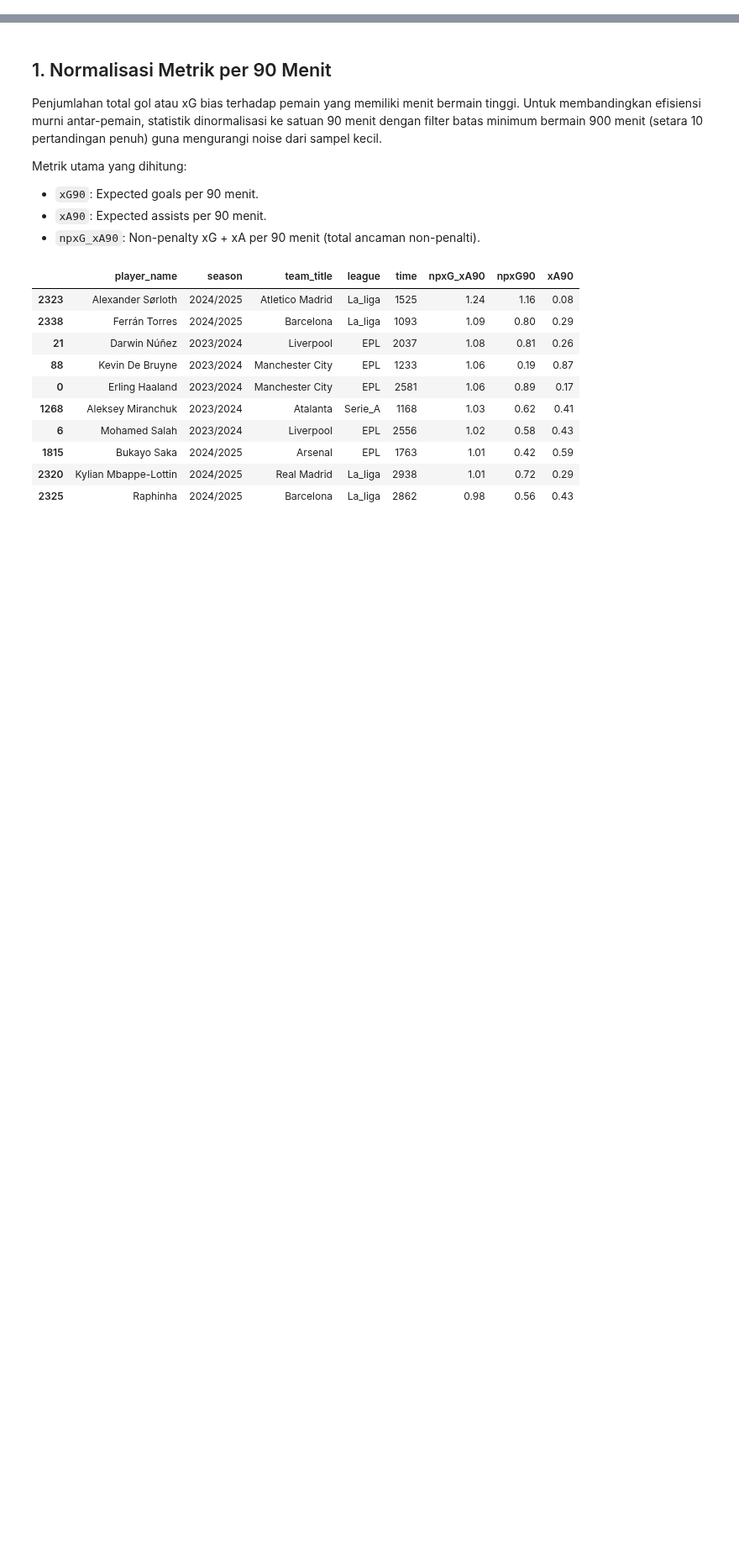
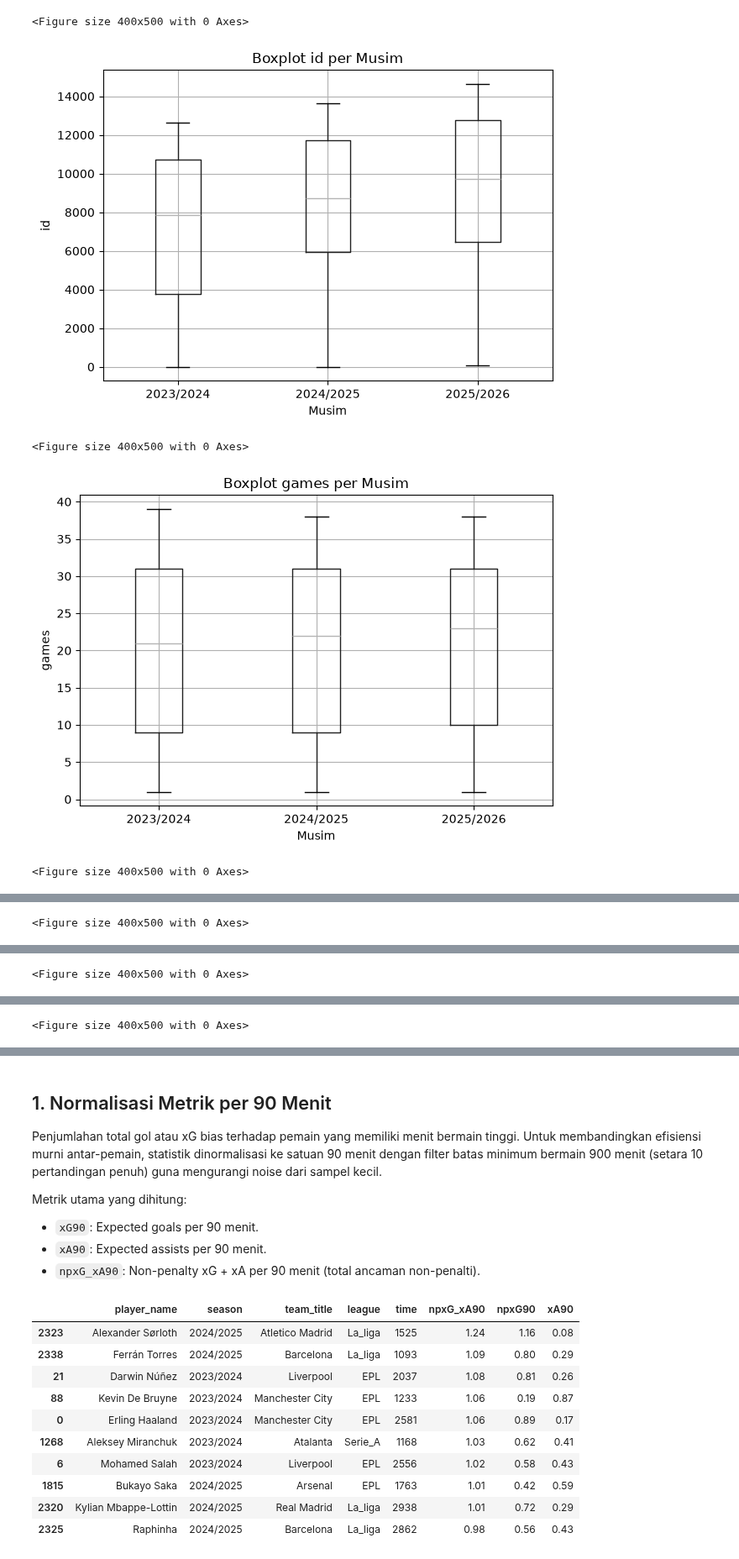
Before and after one commit to Fahmialfayadh/Praktikum-datamining, a Jupyter notebook: praktikum-webscrap/5054251015_webscrapping.ipynb, the cells around one changed output, grey strips where cells are left out. Shown at 84% size. Cells and saved outputs as stored; diff of their text form; code cells hidden in the pictures; blank space fills up the shorter version.

```diff
--- a/praktikum-webscrap/5054251015_webscrapping.ipynb
+++ b/praktikum-webscrap/5054251015_webscrapping.ipynb
@@ -101,0 +101,17 @@ Jumlah pemain unik: 2812
+# %%
+## boxplot semua kolom
+for col in df.select_dtypes(include=[np.number]).columns:
+    plt.figure(figsize=(4,5))
+    df.boxplot(column=col, by='season')
+    plt.title(f'Boxplot {col} per Musim')
+    plt.suptitle('')  # Hapus judul default
+    plt.xlabel('Musim')
+    plt.ylabel(col)
+    plt.tight_layout()
+    plt.show()
+# %% [output]
+<Figure size 400x500 with 0 Axes>
+[figure, added]
+<Figure size 400x500 with 0 Axes>
+[figure, added]
+<Figure size 400x500 with 0 Axes>
@@ -101,0 +119 @@ Jumlah pemain unik: 2812
+<Figure size 400x500 with 0 Axes>
@@ -101,0 +121 @@ Jumlah pemain unik: 2812
+<Figure size 400x500 with 0 Axes>
@@ -101,0 +123 @@ Jumlah pemain unik: 2812
+<Figure size 400x500 with 0 Axes>
```
Also changed, not shown: parts of 18 cells of this notebook, 2 other files.
